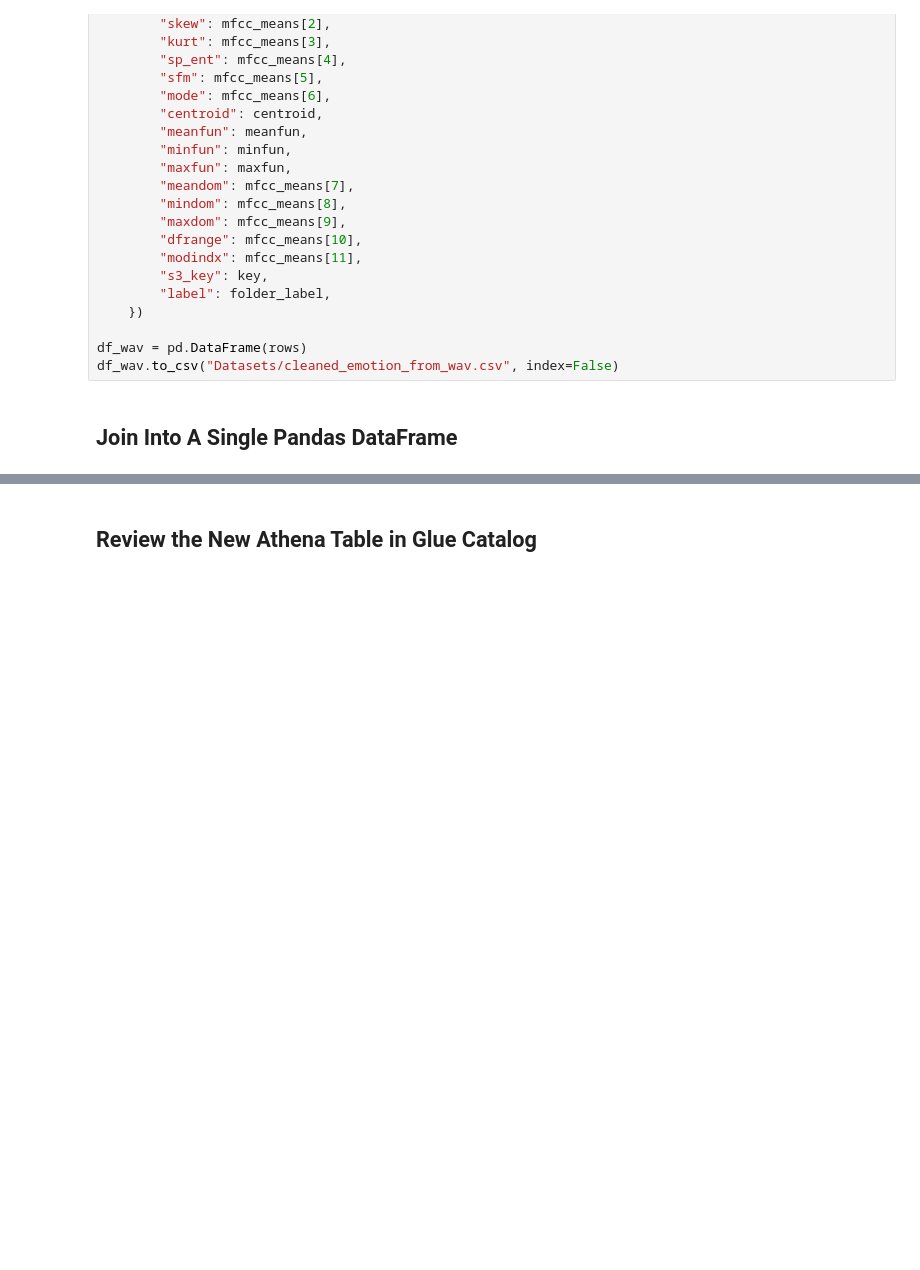
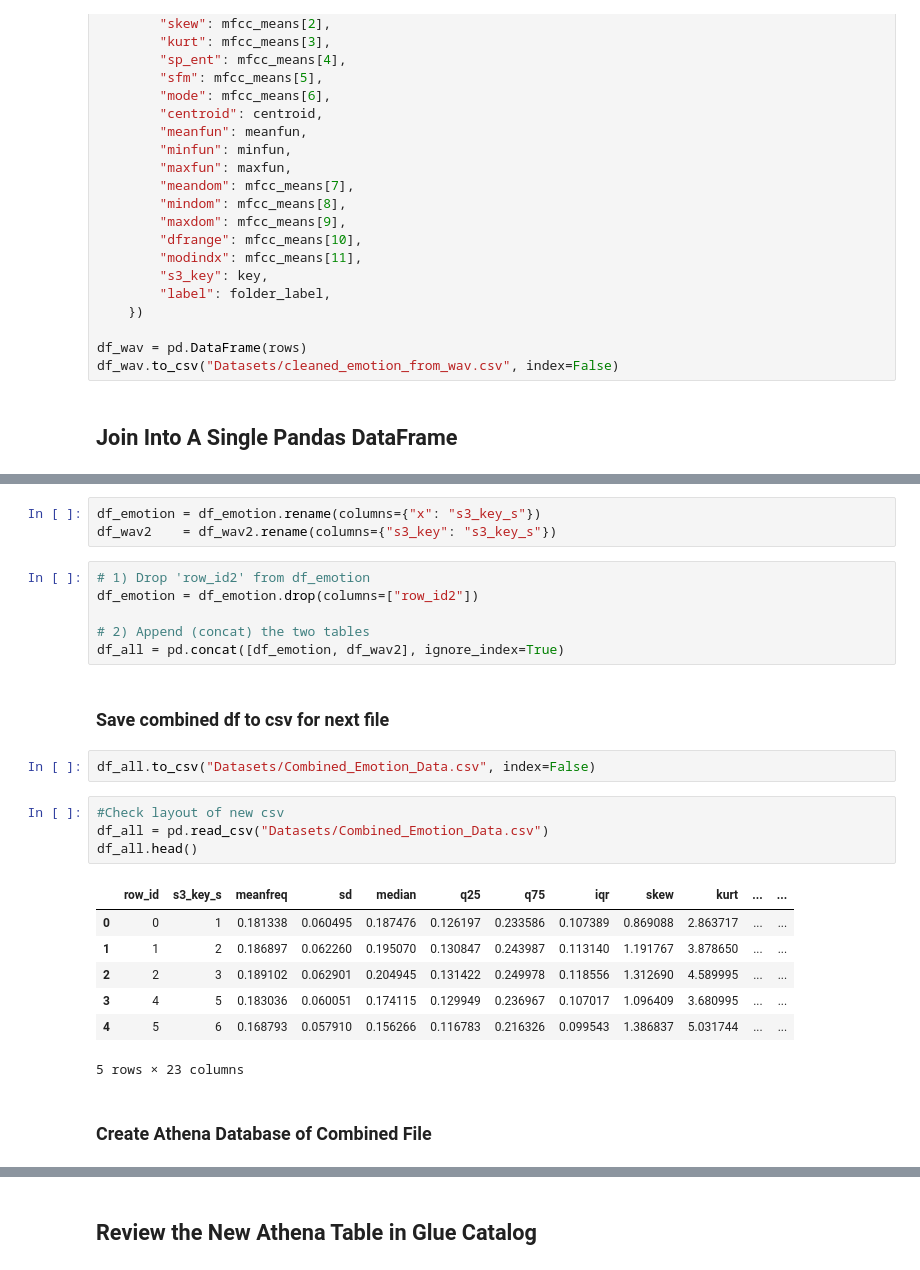
Before and after one commit to payalpt/aai-540-group-7, a Jupyter notebook: 05_Register_S3.ipynb, the cells around one changed output, grey strips where cells are left out. Saved outputs shown, nothing was run; the diff lists cells and outputs as text; blank space fills up the shorter version.

```diff
--- a/05_Register_S3.ipynb
+++ b/05_Register_S3.ipynb
@@ -504,0 +421,27 @@ for q in queries:
+# %%
+df_emotion = df_emotion.rename(columns={"x": "s3_key_s"})
+df_wav2    = df_wav2.rename(columns={"s3_key": "s3_key_s"})
+# %%
+# 1) Drop 'row_id2' from df_emotion
+df_emotion = df_emotion.drop(columns=["row_id2"])
+
+# 2) Append (concat) the two tables
+df_all = pd.concat([df_emotion, df_wav2], ignore_index=True)
+# %% [markdown]
+### Save combined df to csv for next file
+# %%
+df_all.to_csv("Datasets/Combined_Emotion_Data.csv", index=False)
+# %%
+#Check layout of new csv
+df_all = pd.read_csv("Datasets/Combined_Emotion_Data.csv")
+df_all.head()
+# %% [output]
+|  | row_id | s3_key_s | meanfreq | sd | median | q25 | q75 | iqr | skew | kurt | ... | ... |
+| 0 | 0 | 1 | 0.181338 | 0.060495 | 0.187476 | 0.126197 | 0.233586 | 0.107389 | 0.869088 | 2.863717 | ... | ... |
+| 1 | 1 | 2 | 0.186897 | 0.062260 | 0.195070 | 0.130847 | 0.243987 | 0.113140 | 1.191767 | 3.878650 | ... | ... |
+| 2 | 2 | 3 | 0.189102 | 0.062901 | 0.204945 | 0.131422 | 0.249978 | 0.118556 | 1.312690 | 4.589995 | ... | ... |
+| 3 | 4 | 5 | 0.183036 | 0.060051 | 0.174115 | 0.129949 | 0.236967 | 0.107017 | 1.096409 | 3.680995 | ... | ... |
+| 4 | 5 | 6 | 0.168793 | 0.057910 | 0.156266 | 0.116783 | 0.216326 | 0.099543 | 1.386837 | 5.031744 | ... | ... |
+5 rows × 23 columns
+# %% [markdown]
+### Create Athena Database of Combined File
```
Also changed, not shown: parts of 19 cells of this notebook, 4 other files.
